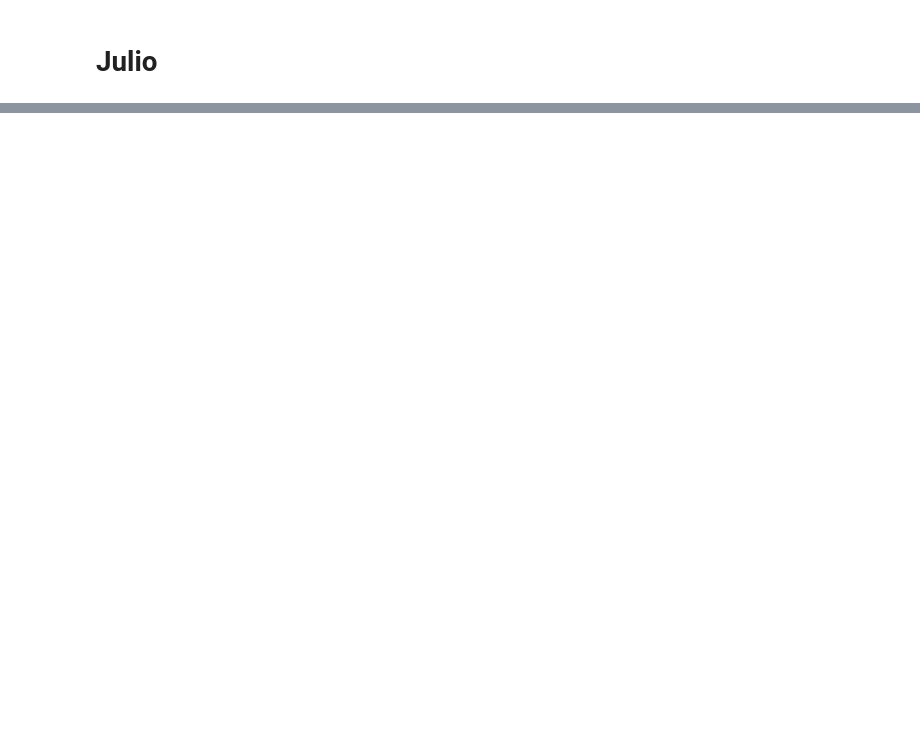
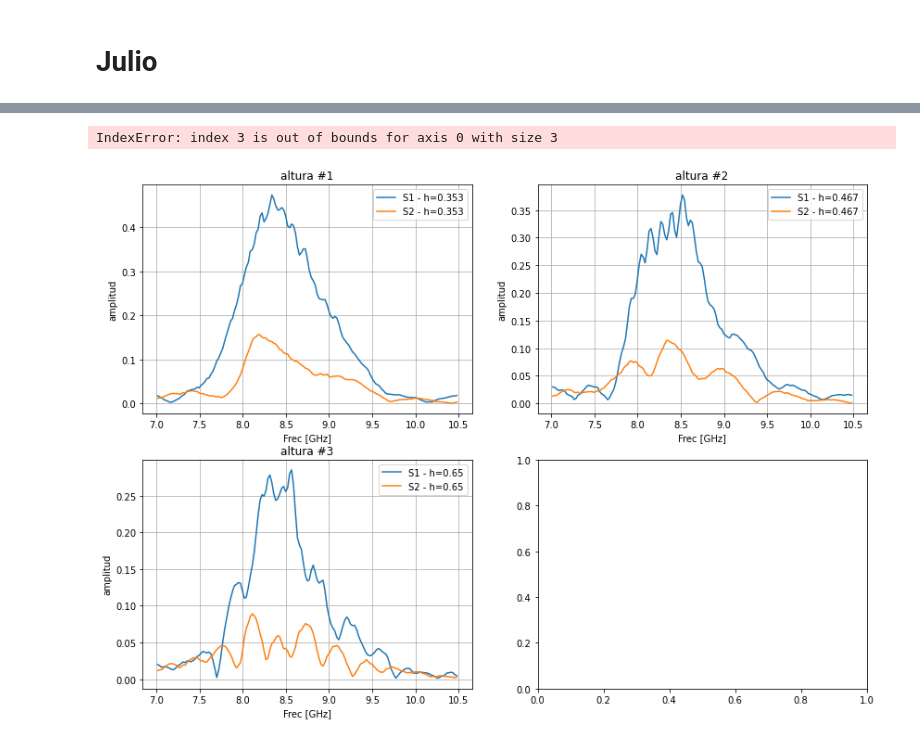
Before and after one commit to Coraline-github/tesis, a Jupyter notebook: señales.ipynb, the cells around one changed output, grey strips where cells are left out. Cells and saved outputs as stored; diff of their text form; code cells hidden in the pictures; blank space fills up the shorter version.

```diff
--- a/señales.ipynb
+++ b/señales.ipynb
@@ -476,0 +468,20 @@ else:
+# %%
+fig , ax = plt.subplots(nrows=2, ncols=2, figsize=(14,10))
+for i in range(2):
+    for j in range(2):
+        k= 2*i+j
+        ax[i,j].plot(f1,np.abs(S1_jul_fft[k,:]),label = 'S1 - h='+str(h1_jul[k]))
+        ax[i,j].plot(f1,np.abs(S2_jul_fft[k,:]),label = 'S2 - h='+str(h2_jul[k]))
+        # ax[i,j].vlines(fc/1e9,-0.3,0.3,colors='blue',label = Fc)
+        ax[i,j].grid()
+        ax[i,j].set_xlabel('Frec [GHz]')
+        ax[i,j].set_ylabel('amplitud')
+        # ax[i].set_ylim(-0.05,0.6)
+        ax[i,j].legend(loc="best")
+        ax[i,j].set_title('altura #'+str(k+1))
+
+plt.show()
+# plt.savefig(os.path.join('graficos','S1_vs_S2_julio.png'))
+# %% [output]
+IndexError: index 3 is out of bounds for axis 0 with size 3
+[figure, added]
```
Also changed, not shown: parts of 31 cells of this notebook, 11 other files.
